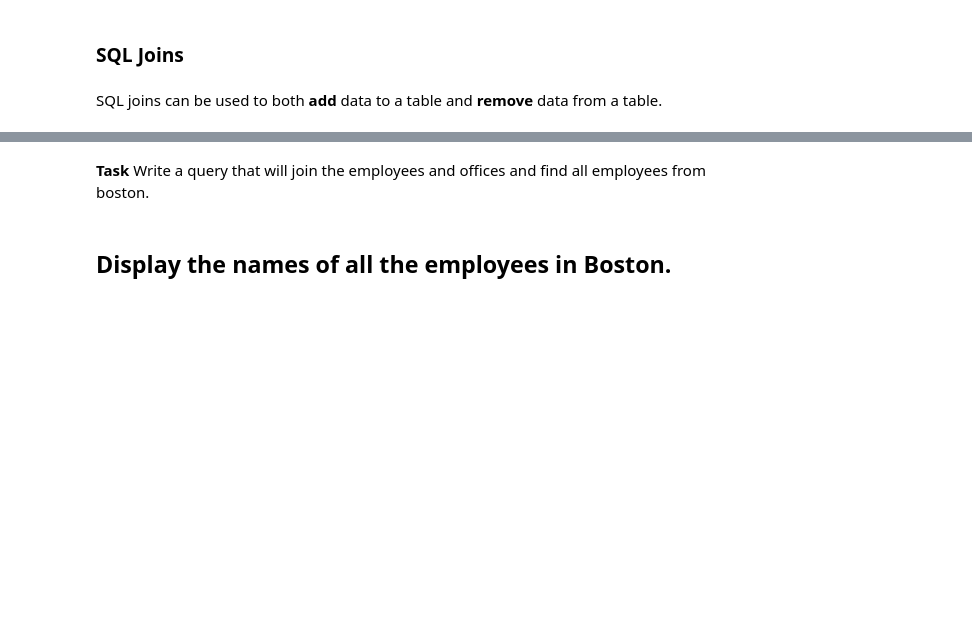
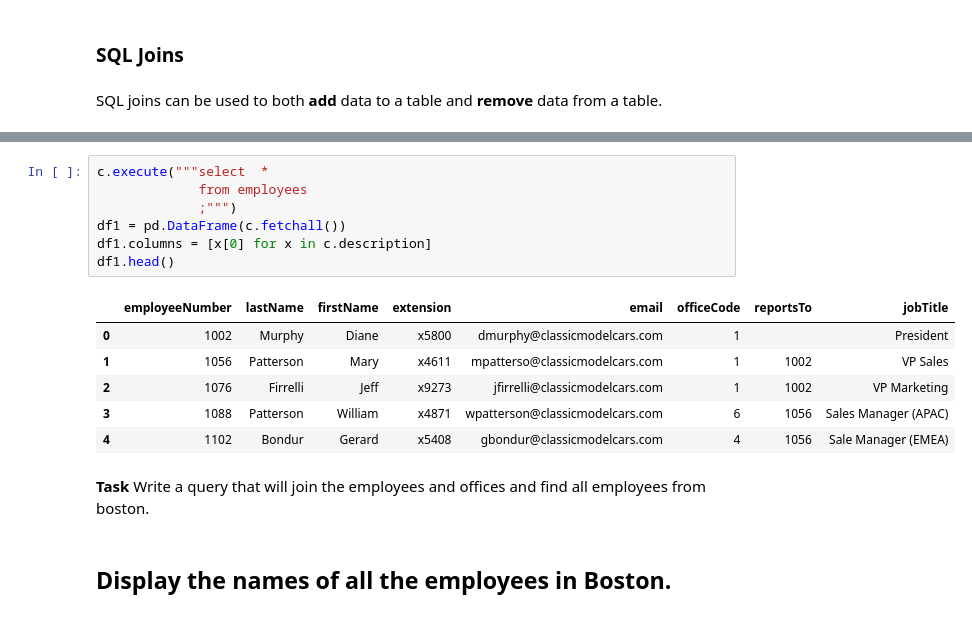
Before and after one commit to ShinPete/sql-to-pandas, a Jupyter notebook: sql-to-pandas.ipynb, the cells around one changed output, grey strips where cells are left out. Saved outputs shown, nothing was run; the diff lists cells and outputs as text; blank space fills up the shorter version.

```diff
--- a/sql-to-pandas.ipynb
+++ b/sql-to-pandas.ipynb
@@ -212,3 +241,17 @@ SQL joins can be used to both **add** data to a table and **remove** data from a
+# %%
+c.execute("""select  *
+             from employees
+             ;""")
+df1 = pd.DataFrame(c.fetchall())
+df1.columns = [x[0] for x in c.description]
+df1.head()
+# %% [output]
+|  | employeeNumber | lastName | firstName | extension | email | officeCode | reportsTo | jobTitle |
+| 0 | 1002 | Murphy | Diane | x5800 | dmurphy@classicmodelcars.com | 1 |  | President |
+| 1 | 1056 | Patterson | Mary | x4611 | mpatterso@classicmodelcars.com | 1 | 1002 | VP Sales |
+| 2 | 1076 | Firrelli | Jeff | x9273 | jfirrelli@classicmodelcars.com | 1 | 1002 | VP Marketing |
+| 3 | 1088 | Patterson | William | x4871 | wpatterson@classicmodelcars.com | 6 | 1056 | Sales Manager (APAC) |
+| 4 | 1102 | Bondur | Gerard | x5408 | gbondur@classicmodelcars.com | 4 | 1056 | Sale Manager (EMEA) |
 # %% [markdown]
 **Task** Write a query that will join the employees and offices and find all employees from boston.
 # %% [markdown]
```
Also changed, not shown: parts of 11 cells of this notebook.
